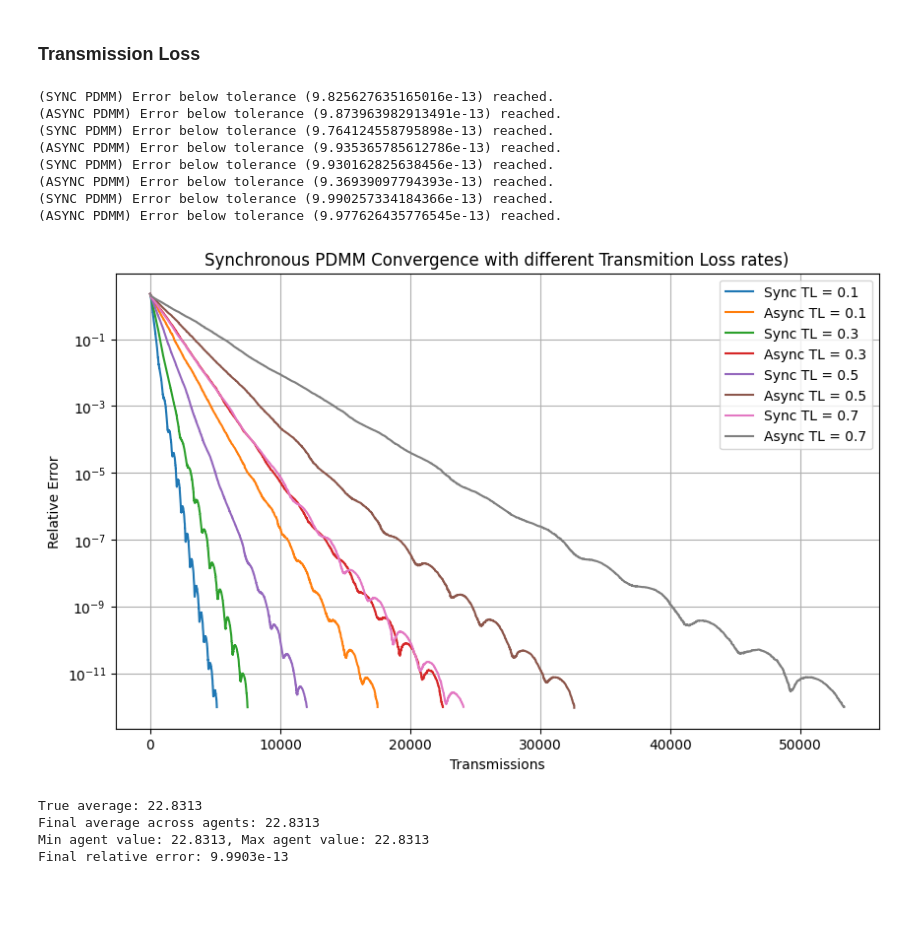
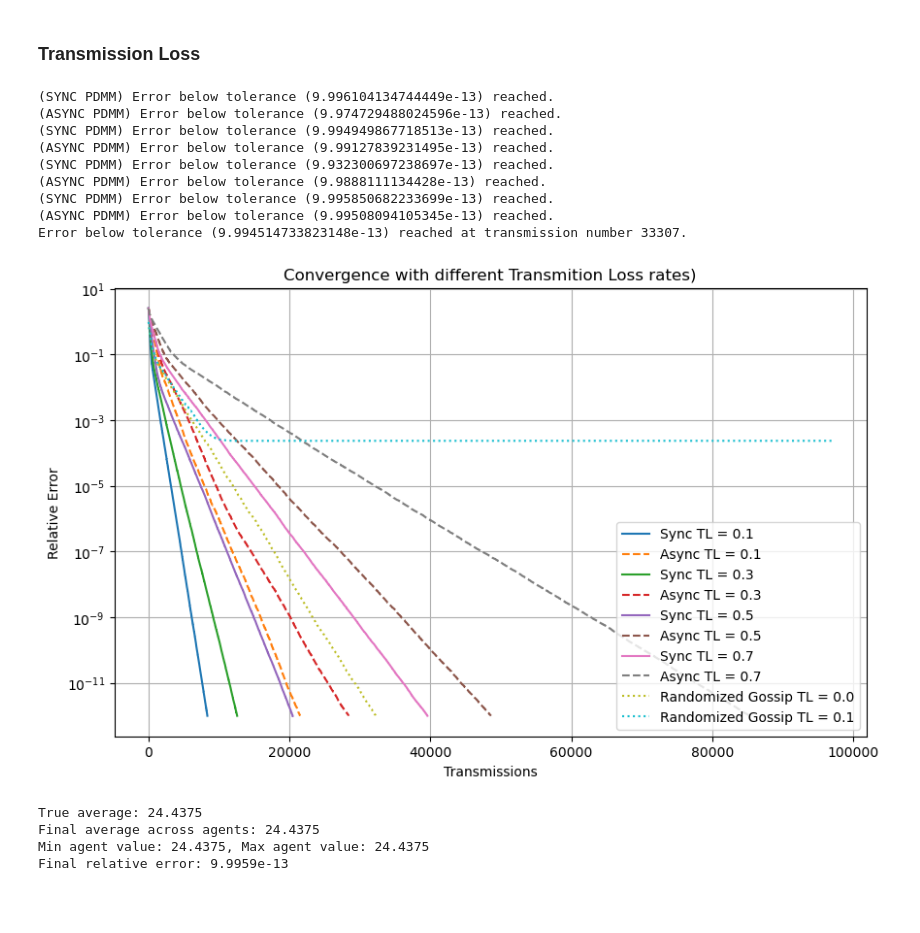
Before and after one commit to AybarsManav/PDMM, a Jupyter notebook: main.ipynb, the cells around one changed output. Saved outputs shown, nothing was run; the diff lists cells and outputs as text; code cells hidden in the pictures.

```diff
--- a/main.ipynb
+++ b/main.ipynb
@@ -25,7 +25,7 @@ np.random.seed(42)
 
 # Graph parameters
 a = 100                             # Field size
-n = 71                             # Number of agents
+n = 103                             # Number of agents
 r = a * np.sqrt(2 * np.log(n)/n)   # Communication range
 r = 30
 #159 20 too many edges
@@ -39,6 +39,7 @@ sensor_positions = np.array([
 # THIS IS NOT THE ADJACENCY MATRIX, IN THIS PROBLEM IT IS EQUIVALENT TO THE INCIDENCE MATRIX
 # Calculate adjacency matrix based on communication range
 adjacency_matrix = calculate_adjacency_matrix(sensor_positions, r)
+sensor_values = np.random.randn(n) * 10 + 25
 # %% [markdown]
 Plot graph and check connectivity
 # %%
@@ -294,44 +316,51 @@ Error below tolerance (9.783161709858149e-13) reached.
 ### Transmission Loss
 # %%
 # PDMM parameters
-max_transmissions = 1e6             # Max PDMM iterations
-rho = 0.5                           # Penalty parameter (c)
+max_transmissions = 1e5             # Max PDMM iterations
+rho = 0.1                           # Penalty parameter (c)
 tolerance = 1e-12                   # Convergence tolerance
 sensor_values = np.random.randn(n) * 10 + 25
-
 
 transmissions = [0.1,0.3,0.5,0.7]
 plt.figure(figsize=(10, 6))
 for i in range(len(transmissions)):
-    errors, values, n_transmissions = pdmm_sync(sensor_values, adjacency_matrix, rho, max_transmissions, tolerance,transmissions[i])
+    errors, values, n_transmissions = pdmm_sync(sensor_values.copy(), adjacency_matrix, rho, max_transmissions, tolerance,transmissions[i])
     plt.semilogy(range(len(errors)), errors, label=f"Sync TL = {transmissions[i]}")
-    errors_async, values_async, n_transmissions_async = pdmm_async(sensor_values, adjacency_matrix, rho, max_transmissions, tolerance,transmissions[i])
-    plt.semilogy(range(len(errors_async)), errors_async, label=f"Async TL = {transmissions[i]}")
+    errors_async, values_async, n_transmissions_async = pdmm_async(sensor_values.copy(), adjacency_matrix, rho, max_transmissions, tolerance,transmissions[i])
+    plt.semilogy(range(len(errors_async)), errors_async, label=f"Async TL = {transmissions[i]}", linestyle='--')
+
+# Plot for 0 transmission loss as well
+values_gossip_0, errors_gossip_0, time_0 = gossip_step(sensor_values.copy(), adjacency_matrix, max_ticks=max_transmissions, transmission_loss=0.0)
+plt.semilogy(range(len(errors_gossip_0)), errors_gossip_0, label='Randomized Gossip TL = 0.0', linestyle=':')
+
+values_gossip, errors_gossip,  time = gossip_step(sensor_values.copy(), adjacency_matrix, max_ticks=1e5, transmission_loss=0.1)
+plt.semilogy(range(len(errors_gossip)), errors_gossip, label='Randomized Gossip TL = 0.1', linestyle=':')
 
 plt.xlabel('Transmissions')
 plt.ylabel('Relative Error')
-plt.title(f'Synchronous PDMM Convergence with different Transmition Loss rates)')
+plt.title(f'Convergence with different Transmition Loss rates)')
 plt.grid(True)
 plt.legend()
 plt.show()
 print(f"True average: {np.mean(sensor_values):.4f}")
 print(f"Final average across agents: {np.mean(values):.4f}")
 print(f"Min agent value: {np.min(values):.4f}, Max agent value: {np.max(values):.4f}")
 print(f"Final relative error: {errors[-1]:.4e}")
 # %% [output]
-(SYNC PDMM) Error below tolerance (9.825627635165016e-13) reached.
-(ASYNC PDMM) Error below tolerance (9.873963982913491e-13) reached.
-(SYNC PDMM) Error below tolerance (9.764124558795898e-13) reached.
-(ASYNC PDMM) Error below tolerance (9.935365785612786e-13) reached.
-(SYNC PDMM) Error below tolerance (9.930162825638456e-13) reached.
-(ASYNC PDMM) Error below tolerance (9.36939097794393e-13) reached.
-(SYNC PDMM) Error below tolerance (9.990257334184366e-13) reached.
-(ASYNC PDMM) Error below tolerance (9.977626435776545e-13) reached.
+(SYNC PDMM) Error below tolerance (9.996104134744449e-13) reached.
+(ASYNC PDMM) Error below tolerance (9.974729488024596e-13) reached.
+(SYNC PDMM) Error below tolerance (9.994949867718513e-13) reached.
+(ASYNC PDMM) Error below tolerance (9.99127839231495e-13) reached.
+(SYNC PDMM) Error below tolerance (9.932300697238697e-13) reached.
+(ASYNC PDMM) Error below tolerance (9.9888111134428e-13) reached.
+(SYNC PDMM) Error below tolerance (9.995850682233699e-13) reached.
+(ASYNC PDMM) Error below tolerance (9.99508094105345e-13) reached.
+Error below tolerance (9.994514733823148e-13) reached at transmission number 33307.
-[figure, old version]
+[figure, new version]
-True average: 22.8313
-Final average across agents: 22.8313
-Min agent value: 22.8313, Max agent value: 22.8313
-Final relative error: 9.9903e-13
+True average: 24.4375
+Final average across agents: 24.4375
+Min agent value: 24.4375, Max agent value: 24.4375
+Final relative error: 9.9959e-13
 # %% [markdown]
 ##
 # %% [markdown]
```
Also changed, not shown: parts of 9 cells of this notebook, 2 other files.
